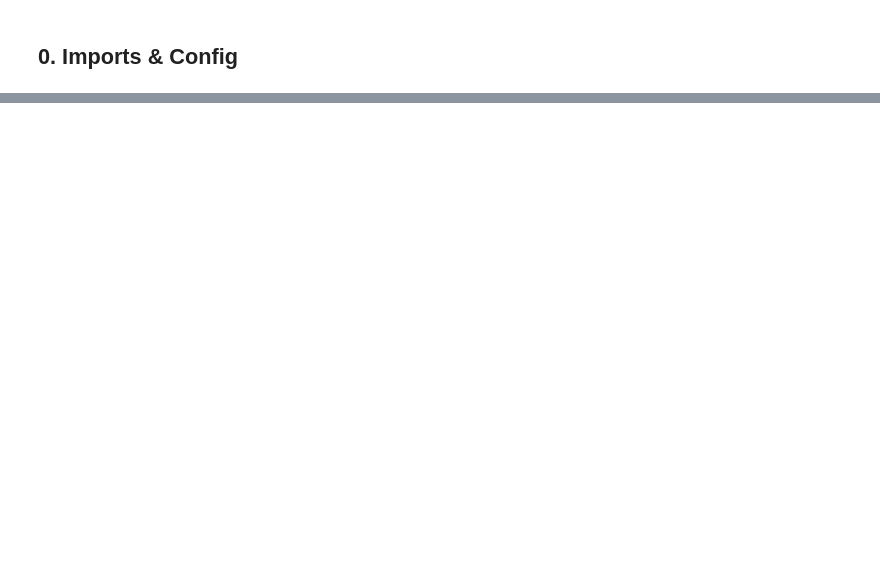
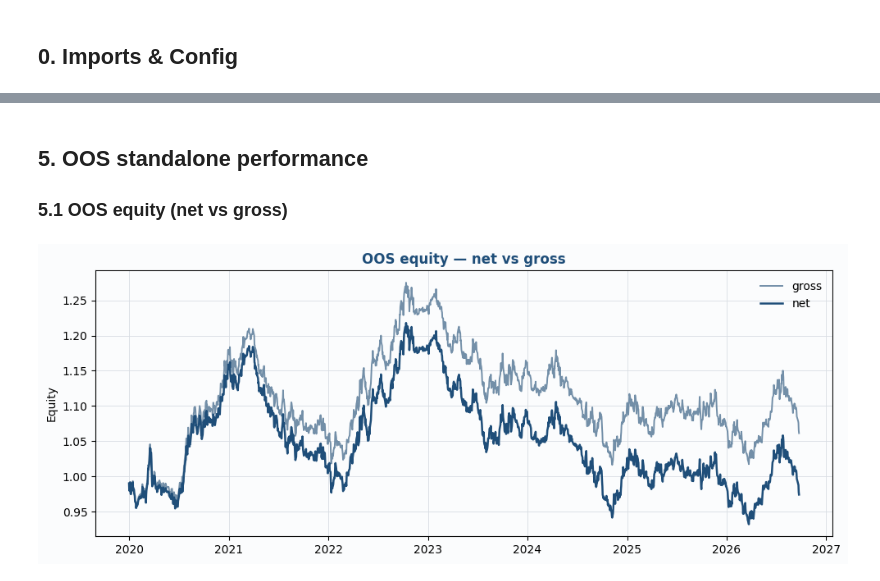
Before and after one commit to charlievellacott/trading_portfolio, a Jupyter notebook: 04_backtest/s3_fx_trend/notebooks/01_core_star_tearsheet.ipynb, the cells around one changed output, grey strips where cells are left out. Drawn from its saved outputs; the diff is of its cells as text; code cells hidden in the pictures; blank space fills up the shorter version.

```diff
--- a/04_backtest/s3_fx_trend/notebooks/01_core_star_tearsheet.ipynb
+++ b/04_backtest/s3_fx_trend/notebooks/01_core_star_tearsheet.ipynb
@@ -98,0 +225,9 @@ else:
+# %% [markdown]
+## 5. OOS standalone performance
+
+### 5.1 OOS equity (net vs gross)
+# %%
+fig = plot_equity_net_gross(oos_net, oos_gross, title="OOS equity — net vs gross")
+plt.show()
+# %% [output]
+[figure, added]
```
Also changed, not shown: parts of 41 cells of this notebook, 19 other files.
